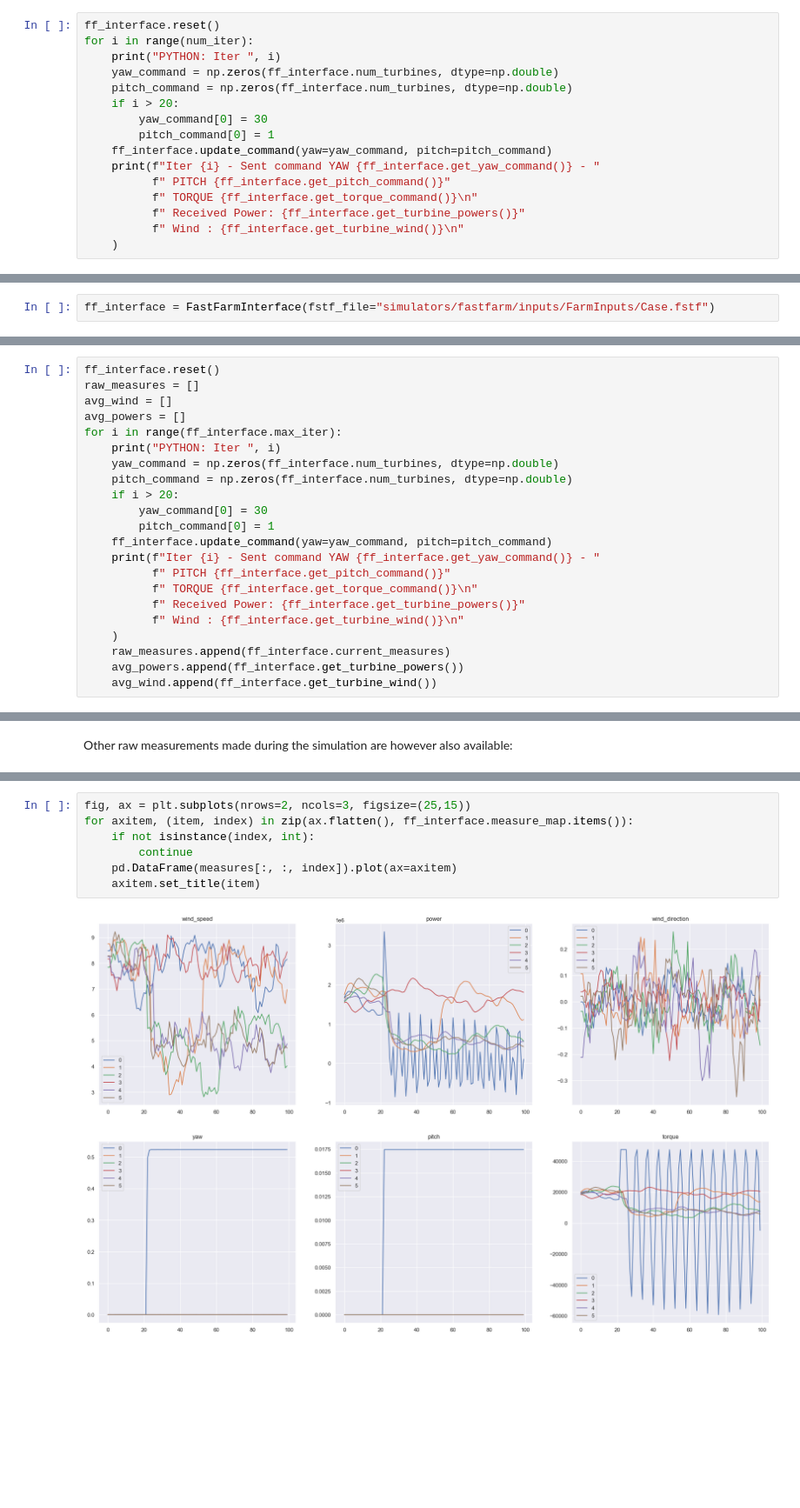
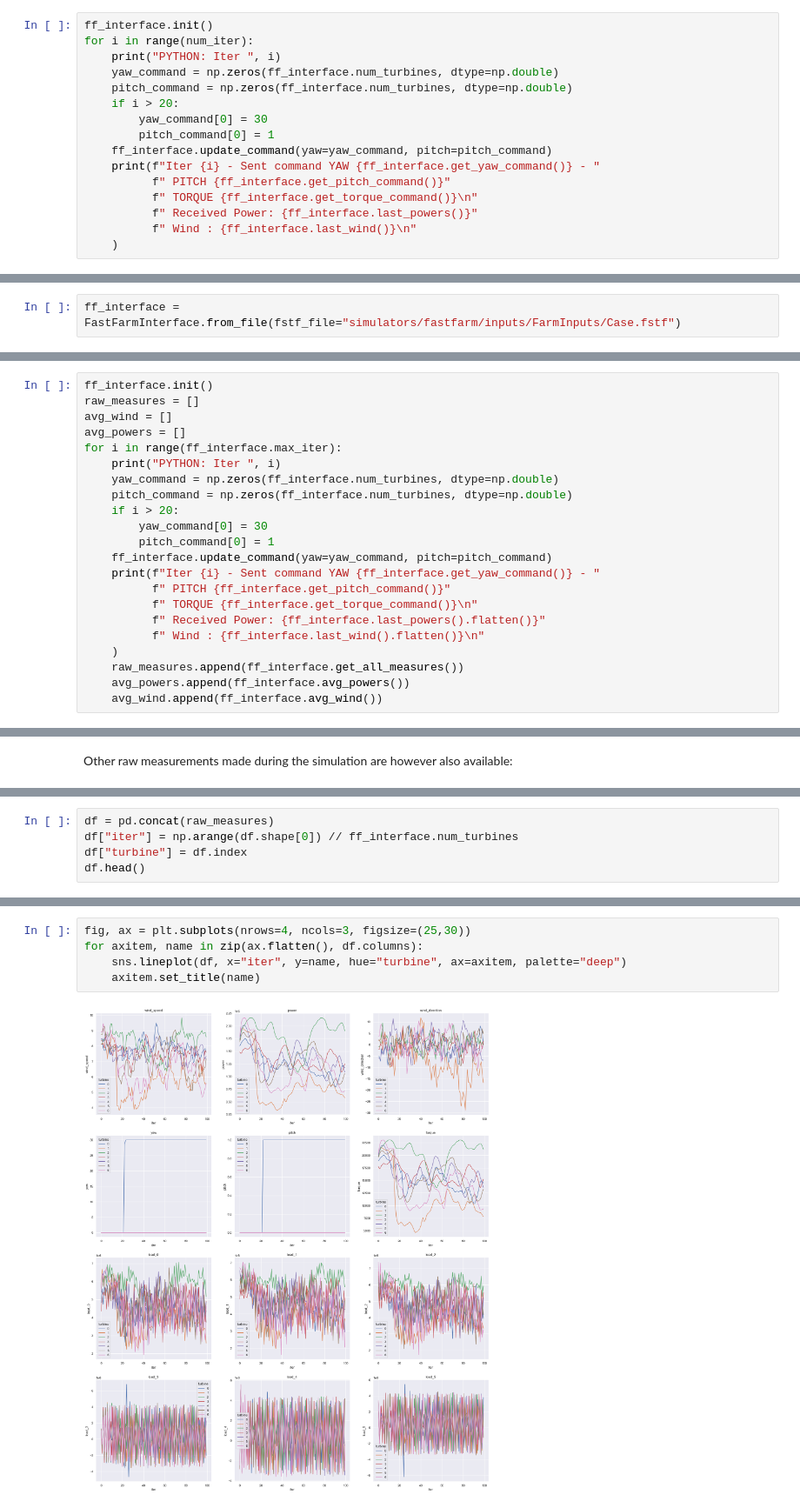
Before and after one commit to ifpen/wfcrl-env, a Jupyter notebook: interface.ipynb, the cells around one changed output, grey strips where cells are left out. Shown at 87% size. Drawn from its saved outputs; the diff is of its cells as text; blank space fills up the shorter version.

Commit message:
add constructors for interface, cosmetic changes, better data cases

```diff
--- a/interface.ipynb
+++ b/interface.ipynb
@@ -45,7 +60,7 @@ Created FAST.Farm input file: simulators/fastfarm/inputs/FarmInputs/Case.fstf
 # %% [markdown]
 To change the yaw, pitch or torque command, use the method `update_command(yaw, pitch, torque)`. Let's control the yaw and pitch:
 # %%
-ff_interface.reset()
+ff_interface.init()
 for i in range(num_iter):
     print("PYTHON: Iter ", i)
     yaw_command = np.zeros(ff_interface.num_turbines, dtype=np.double)
@@ -57,7 +72,7 @@ for i in range(num_iter):
     print(f"Iter {i} - Sent command YAW {ff_interface.get_yaw_command()} - "
           f" PITCH {ff_interface.get_pitch_command()}"
           f" TORQUE {ff_interface.get_torque_command()}\n"
-          f" Received Power: {ff_interface.get_turbine_powers()}"
-          f" Wind : {ff_interface.get_turbine_wind()}\n"
+          f" Received Power: {ff_interface.last_powers()}"
+          f" Wind : {ff_interface.last_wind()}\n"
     )
 # %% [output]
@@ -81,5 +96,5 @@ Iter 99 - Sent command YAW [30.  0.  0.  0.  0.  0.] -  PITCH [1. 0. 0. 0. 0. 0.
 # %% [markdown]
 You can also start a simulation directly from a configuration file.
 # %%
-ff_interface = FastFarmInterface(fstf_file="simulators/fastfarm/inputs/FarmInputs/Case.fstf")
+ff_interface = FastFarmInterface.from_file(fstf_file="simulators/fastfarm/inputs/FarmInputs/Case.fstf")
 # %% [output]
@@ -87,5 +103,5 @@ Simulation will be started from fstf file simulators/fastfarm/inputs/FarmInputs/
 # %%
-ff_interface.reset()
+ff_interface.init()
 raw_measures = []
 avg_wind = []
 avg_powers = []
@@ -100,10 +116,10 @@ for i in range(ff_interface.max_iter):
     print(f"Iter {i} - Sent command YAW {ff_interface.get_yaw_command()} - "
           f" PITCH {ff_interface.get_pitch_command()}"
           f" TORQUE {ff_interface.get_torque_command()}\n"
-          f" Received Power: {ff_interface.get_turbine_powers()}"
-          f" Wind : {ff_interface.get_turbine_wind()}\n"
+          f" Received Power: {ff_interface.last_powers().flatten()}"
+          f" Wind : {ff_interface.last_wind().flatten()}\n"
     )
-    raw_measures.append(ff_interface.current_measures)
-    avg_powers.append(ff_interface.get_turbine_powers())
-    avg_wind.append(ff_interface.get_turbine_wind())
+    raw_measures.append(ff_interface.get_all_measures())
+    avg_powers.append(ff_interface.avg_powers())
+    avg_wind.append(ff_interface.avg_wind())
 # %% [output]
@@ -181,0 +180,5 @@ ff_interface.measure_map
+# %%
+df = pd.concat(raw_measures)
+df["iter"] = np.arange(df.shape[0]) // ff_interface.num_turbines
+df["turbine"] = df.index
+df.head()
@@ -182,9 +192,7 @@ ff_interface.measure_map
 # %%
-fig, ax = plt.subplots(nrows=2, ncols=3, figsize=(25,15))
-for axitem, (item, index) in zip(ax.flatten(), ff_interface.measure_map.items()):
-    if not isinstance(index, int):
-        continue
-    pd.DataFrame(measures[:, :, index]).plot(ax=axitem)
-    axitem.set_title(item)
+fig, ax = plt.subplots(nrows=4, ncols=3, figsize=(25,30))
+for axitem, name in zip(ax.flatten(), df.columns):
+    sns.lineplot(df, x="iter", y=name, hue="turbine", ax=axitem, palette="deep")
+    axitem.set_title(name)
 # %% [output]
-[figure, old version]
+[figure, new version]
```
Also changed, not shown: parts of 22 cells of this notebook, 9 other files.
